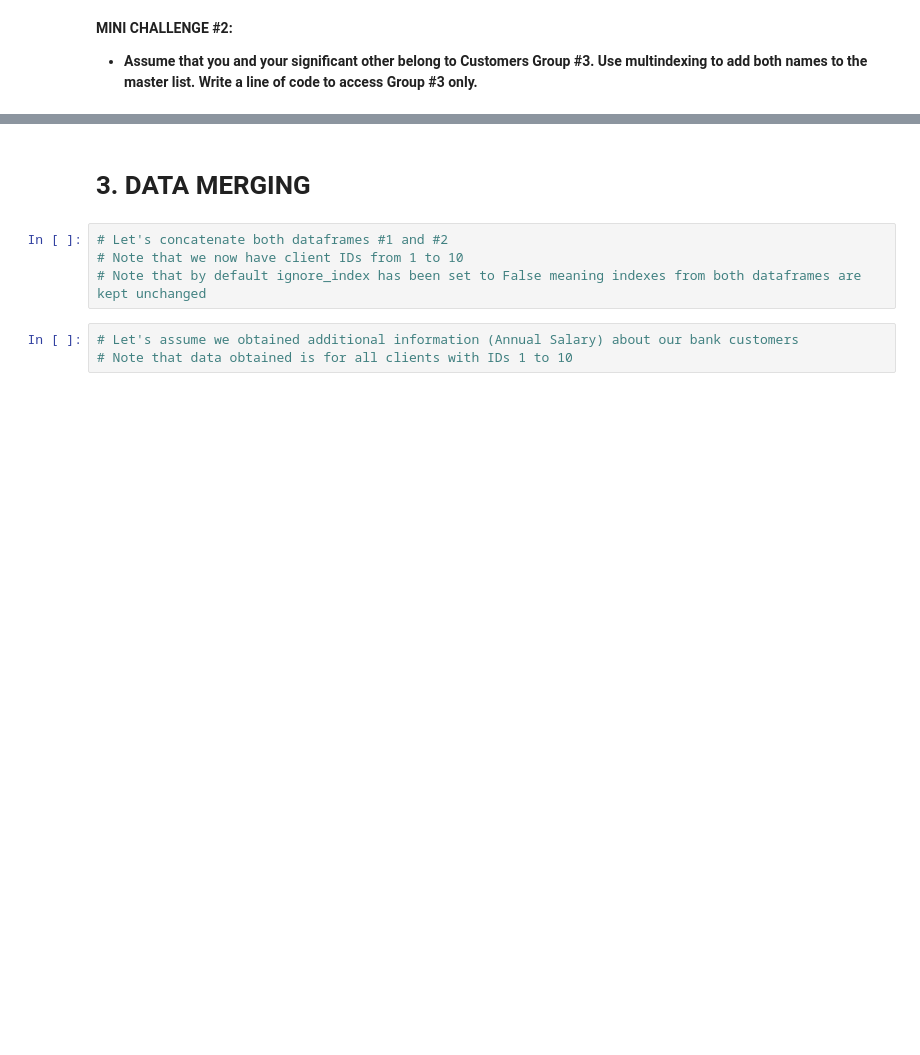
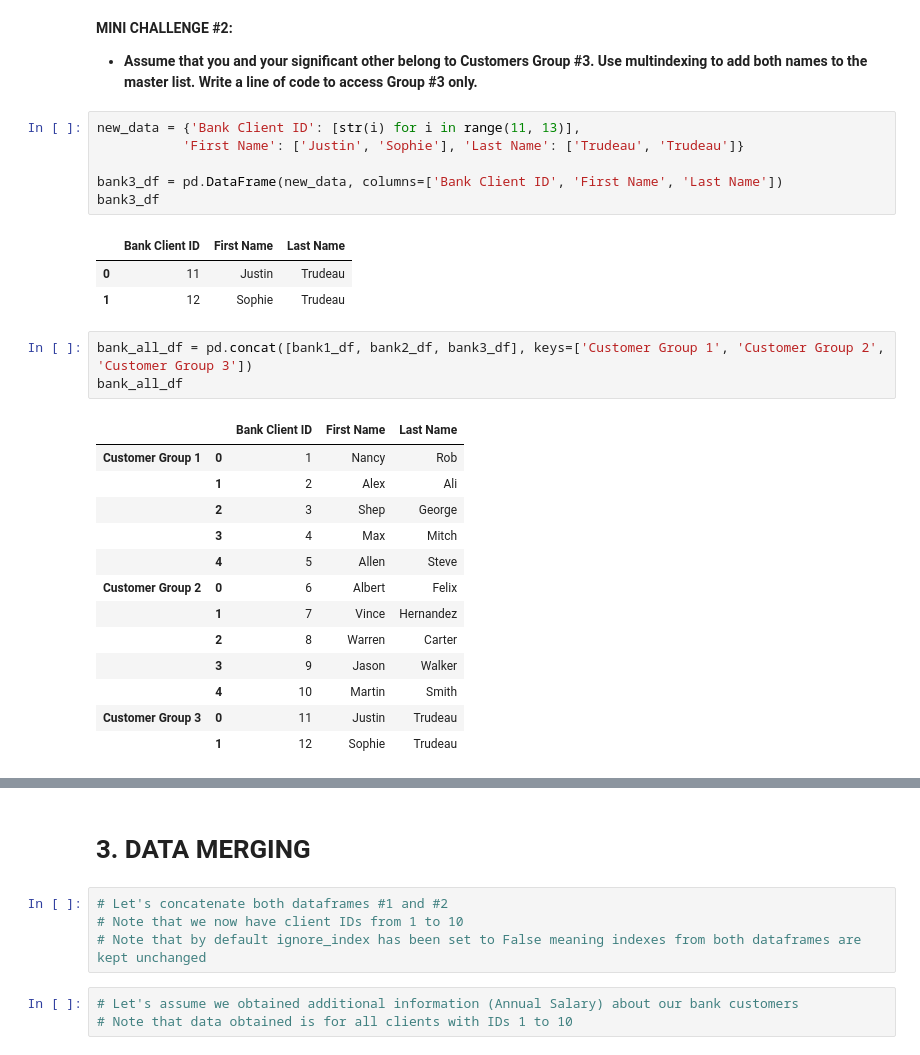
Before and after one commit to DanielMevs/Data-Analysis-with-Python, a Jupyter notebook: dataframe_concatenation_merging_and_joining/Concatenation, Merging, and Appending - Skeleton.ipynb, the cells around one changed output, grey strips where cells are left out. Drawn from its saved outputs; the diff is of its cells as text; blank space fills up the shorter version.

Commit message:
completed concatenation with multi-indexing section

```diff
--- a/dataframe_concatenation_merging_and_joining/Concatenation, Merging, and Appending - Skeleton.ipynb
+++ b/dataframe_concatenation_merging_and_joining/Concatenation, Merging, and Appending - Skeleton.ipynb
@@ -155,3 +209,30 @@ bank_all_df
 # %% [markdown]
 **MINI CHALLENGE #2:**
 - **Assume that you and your significant other belong to Customers Group #3. Use multindexing to add both names to the master list. Write a line of code to access Group #3 only.**
+# %%
+new_data = {'Bank Client ID': [str(i) for i in range(11, 13)],
+           'First Name': ['Justin', 'Sophie'], 'Last Name': ['Trudeau', 'Trudeau']}
+
+bank3_df = pd.DataFrame(new_data, columns=['Bank Client ID', 'First Name', 'Last Name'])
+bank3_df
+# %% [output]
+|  | Bank Client ID | First Name | Last Name |
+| 0 | 11 | Justin | Trudeau |
+| 1 | 12 | Sophie | Trudeau |
+# %%
+bank_all_df = pd.concat([bank1_df, bank2_df, bank3_df], keys=['Customer Group 1', 'Customer Group 2', 'Customer Group 3'])
+bank_all_df
+# %% [output]
+|  |  | Bank Client ID | First Name | Last Name |
+| Customer Group 1 | 0 | 1 | Nancy | Rob |
+|  | 1 | 2 | Alex | Ali |
+|  | 2 | 3 | Shep | George |
+|  | 3 | 4 | Max | Mitch |
+|  | 4 | 5 | Allen | Steve |
+| Customer Group 2 | 0 | 6 | Albert | Felix |
+|  | 1 | 7 | Vince | Hernandez |
+|  | 2 | 8 | Warren | Carter |
+|  | 3 | 9 | Jason | Walker |
+|  | 4 | 10 | Martin | Smith |
+| Customer Group 3 | 0 | 11 | Justin | Trudeau |
+|  | 1 | 12 | Sophie | Trudeau |
```
Also changed, not shown: parts of 7 cells of this notebook.
